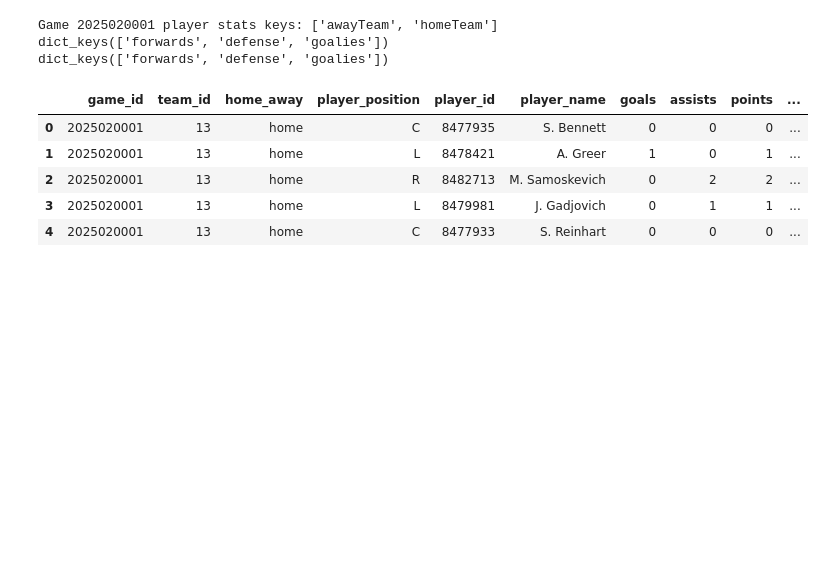
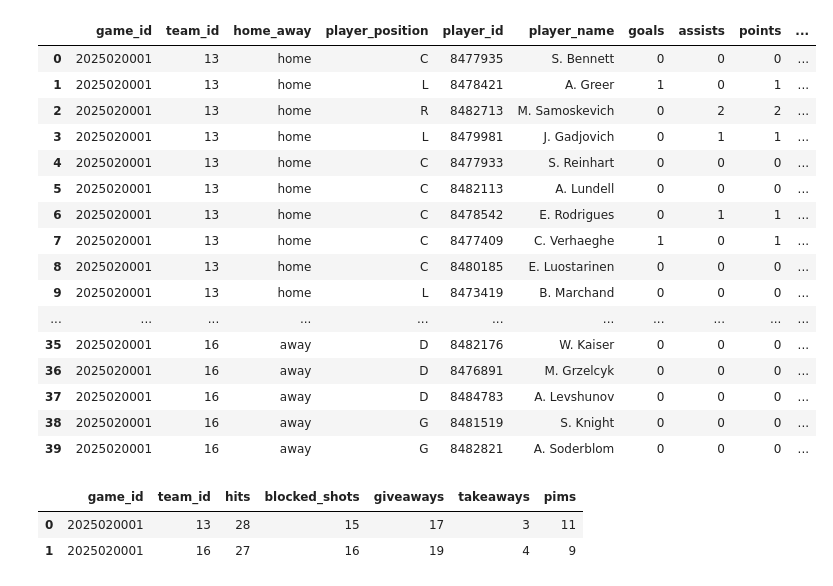
Before and after one commit to Michael-Poliakov/NHL_Game_Data, a Jupyter notebook: code.ipynb, the cells around one changed output. Saved outputs shown, nothing was run; the diff lists cells and outputs as text; code cells hidden in the pictures; blank space fills up the shorter version.

```diff
--- a/code.ipynb
+++ b/code.ipynb
@@ -320,7 +283,7 @@ def player_level_game_stats(game):
         team_meta = data.get(team_key, {})
         team_id = team_meta.get("id")
 
-        for position in ["forwards", "defensemen", "goalies"]:
+        for position in ["forwards", "defense", "goalies"]:
             players = team_data.get(position, [])
 
             for player in players:
@@ -346,15 +309,36 @@ def player_level_game_stats(game):
 
     return pd.DataFrame(rows)
 # %%
-player_game_stats = player_level_game_stats(df.iloc[0])
-player_game_stats.head()
+player_game_stats = player_level_game_stats(df)
+player_game_stats.head(100)
 # %% [output]
-Game 2025020001 player stats keys: ['awayTeam', 'homeTeam']
-dict_keys(['forwards', 'defense', 'goalies'])
-dict_keys(['forwards', 'defense', 'goalies'])
 |  | game_id | team_id | home_away | player_position | player_id | player_name | goals | assists | points | ... |
 | 0 | 2025020001 | 13 | home | C | 8477935 | S. Bennett | 0 | 0 | 0 | ... |
 | 1 | 2025020001 | 13 | home | L | 8478421 | A. Greer | 1 | 0 | 1 | ... |
 | 2 | 2025020001 | 13 | home | R | 8482713 | M. Samoskevich | 0 | 2 | 2 | ... |
 | 3 | 2025020001 | 13 | home | L | 8479981 | J. Gadjovich | 0 | 1 | 1 | ... |
 | 4 | 2025020001 | 13 | home | C | 8477933 | S. Reinhart | 0 | 0 | 0 | ... |
+| 5 | 2025020001 | 13 | home | C | 8482113 | A. Lundell | 0 | 0 | 0 | ... |
+| 6 | 2025020001 | 13 | home | C | 8478542 | E. Rodrigues | 0 | 1 | 1 | ... |
+| 7 | 2025020001 | 13 | home | C | 8477409 | C. Verhaeghe | 1 | 0 | 1 | ... |
+| 8 | 2025020001 | 13 | home | C | 8480185 | E. Luostarinen | 0 | 0 | 0 | ... |
+| 9 | 2025020001 | 13 | home | L | 8473419 | B. Marchand | 0 | 0 | 0 | ... |
+| ... | ... | ... | ... | ... | ... | ... | ... | ... | ... | ... |
+| 35 | 2025020001 | 16 | away | D | 8482176 | W. Kaiser | 0 | 0 | 0 | ... |
+| 36 | 2025020001 | 16 | away | D | 8476891 | M. Grzelcyk | 0 | 0 | 0 | ... |
+| 37 | 2025020001 | 16 | away | D | 8484783 | A. Levshunov | 0 | 0 | 0 | ... |
+| 38 | 2025020001 | 16 | away | G | 8481519 | S. Knight | 0 | 0 | 0 | ... |
+| 39 | 2025020001 | 16 | away | G | 8482821 | A. Soderblom | 0 | 0 | 0 | ... |
+# %%
+team_stats_from_players = player_game_stats.groupby(["game_id", "team_id"]).agg({
+    "hits": "sum",
+    "blocked_shots": "sum",
+    "giveaways": "sum",
+    "takeaways": "sum",
+    "pims": "sum"
+}).reset_index()
+team_stats_from_players.head()
+# %% [output]
+|  | game_id | team_id | hits | blocked_shots | giveaways | takeaways | pims |
+| 0 | 2025020001 | 13 | 28 | 15 | 17 | 3 | 11 |
+| 1 | 2025020001 | 16 | 27 | 16 | 19 | 4 | 9 |
```
Also changed, not shown: parts of 3 cells of this notebook.
